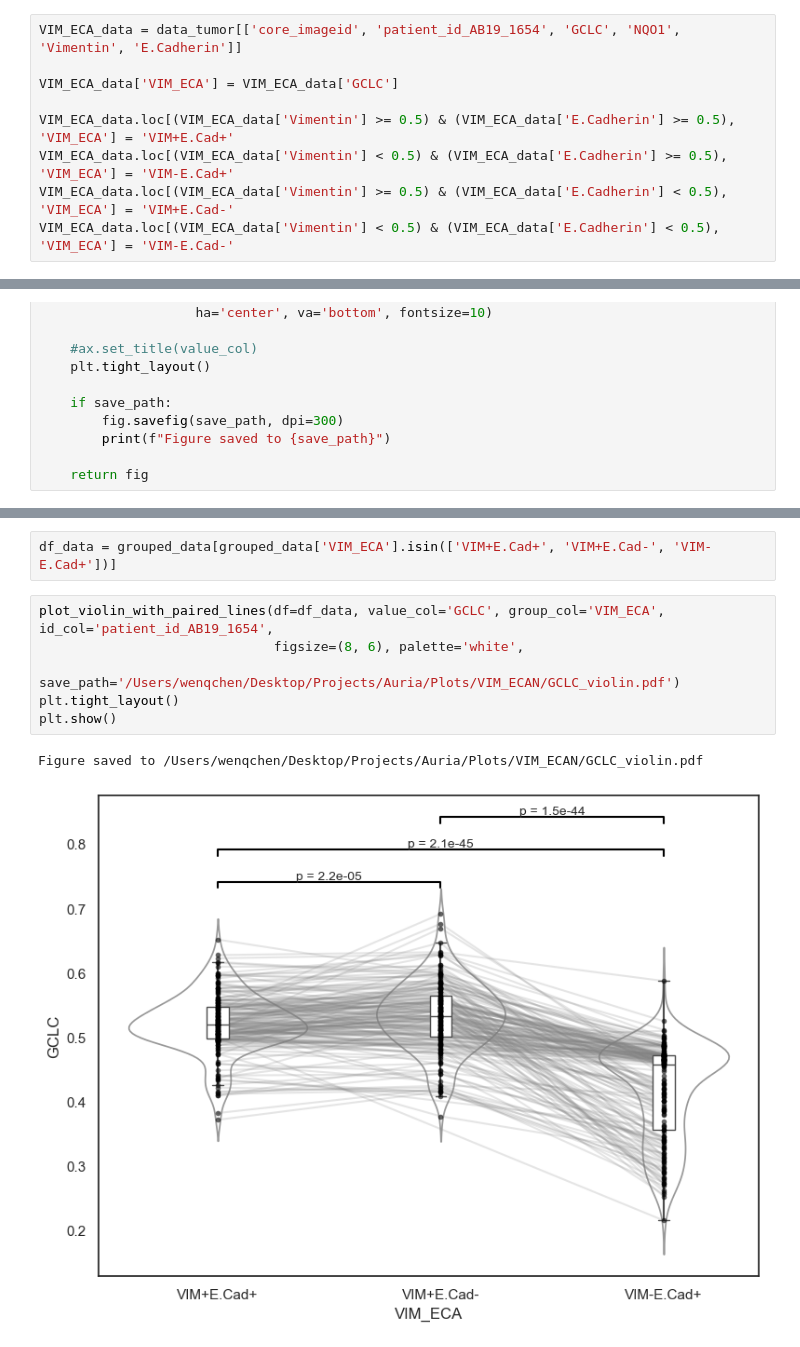
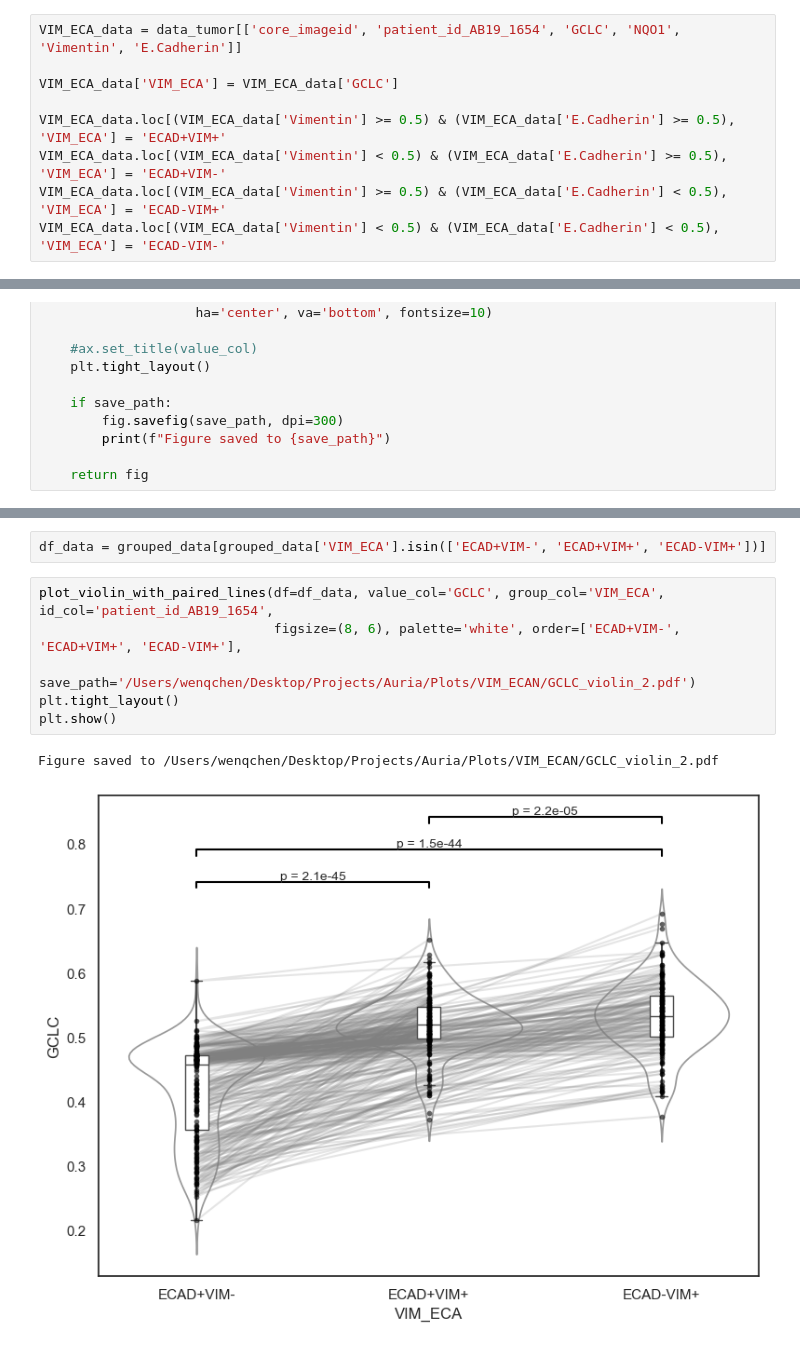
Before and after one commit to farkkilab/Auria_project, a Jupyter notebook: Codes/t-CycIF/GCLC_VIM_plots.ipynb, the cells around one changed output, grey strips where cells are left out. Cells and saved outputs as stored; diff of their text form.

```diff
--- a/Codes/t-CycIF/GCLC_VIM_plots.ipynb
+++ b/Codes/t-CycIF/GCLC_VIM_plots.ipynb
@@ -137,7 +137,7 @@ VIM_ECA_data = data_tumor[['core_imageid', 'patient_id_AB19_1654', 'GCLC', 'NQO1
 
 VIM_ECA_data['VIM_ECA'] = VIM_ECA_data['GCLC']
 
-VIM_ECA_data.loc[(VIM_ECA_data['Vimentin'] >= 0.5) & (VIM_ECA_data['E.Cadherin'] >= 0.5), 'VIM_ECA'] = 'VIM+E.Cad+'
-VIM_ECA_data.loc[(VIM_ECA_data['Vimentin'] < 0.5) & (VIM_ECA_data['E.Cadherin'] >= 0.5), 'VIM_ECA'] = 'VIM-E.Cad+'
-VIM_ECA_data.loc[(VIM_ECA_data['Vimentin'] >= 0.5) & (VIM_ECA_data['E.Cadherin'] < 0.5), 'VIM_ECA'] = 'VIM+E.Cad-'
-VIM_ECA_data.loc[(VIM_ECA_data['Vimentin'] < 0.5) & (VIM_ECA_data['E.Cadherin'] < 0.5), 'VIM_ECA'] = 'VIM-E.Cad-'
+VIM_ECA_data.loc[(VIM_ECA_data['Vimentin'] >= 0.5) & (VIM_ECA_data['E.Cadherin'] >= 0.5), 'VIM_ECA'] = 'ECAD+VIM+'
+VIM_ECA_data.loc[(VIM_ECA_data['Vimentin'] < 0.5) & (VIM_ECA_data['E.Cadherin'] >= 0.5), 'VIM_ECA'] = 'ECAD+VIM-'
+VIM_ECA_data.loc[(VIM_ECA_data['Vimentin'] >= 0.5) & (VIM_ECA_data['E.Cadherin'] < 0.5), 'VIM_ECA'] = 'ECAD-VIM+'
+VIM_ECA_data.loc[(VIM_ECA_data['Vimentin'] < 0.5) & (VIM_ECA_data['E.Cadherin'] < 0.5), 'VIM_ECA'] = 'ECAD-VIM-'
@@ -231,12 +311,12 @@ def plot_violin_with_paired_lines(df, value_col, group_col, id_col,
 # %%
-df_data = grouped_data[grouped_data['VIM_ECA'].isin(['VIM+E.Cad+', 'VIM+E.Cad-', 'VIM-E.Cad+'])]
+df_data = grouped_data[grouped_data['VIM_ECA'].isin(['ECAD+VIM-', 'ECAD+VIM+', 'ECAD-VIM+'])]
 # %%
 plot_violin_with_paired_lines(df=df_data, value_col='GCLC', group_col='VIM_ECA', id_col='patient_id_AB19_1654',
-                              figsize=(8, 6), palette='white',
-                              save_path='/Users/wenqchen/Desktop/Projects/Auria/Plots/VIM_ECAN/GCLC_violin.pdf')
+                              figsize=(8, 6), palette='white', order=['ECAD+VIM-', 'ECAD+VIM+', 'ECAD-VIM+'],
+                              save_path='/Users/wenqchen/Desktop/Projects/Auria/Plots/VIM_ECAN/GCLC_violin_2.pdf')
 plt.tight_layout()
 plt.show()
 # %% [output]
-Figure saved to /Users/wenqchen/Desktop/Projects/Auria/Plots/VIM_ECAN/GCLC_violin.pdf
+Figure saved to /Users/wenqchen/Desktop/Projects/Auria/Plots/VIM_ECAN/GCLC_violin_2.pdf
-[figure, old version]
+[figure, new version]
 # %% [markdown]
```
Also changed, not shown: parts of 8 cells of this notebook, 5 other files.
